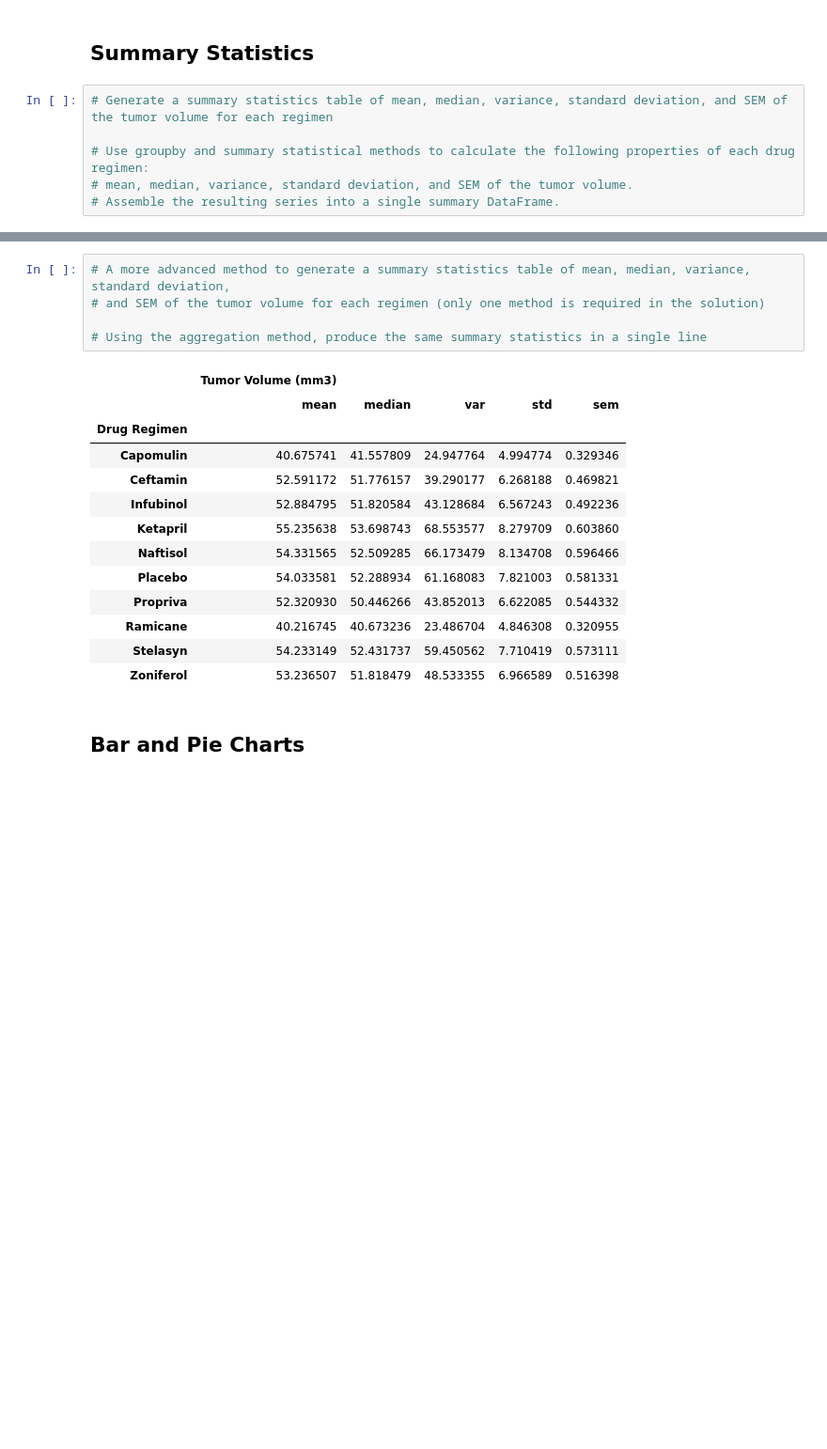
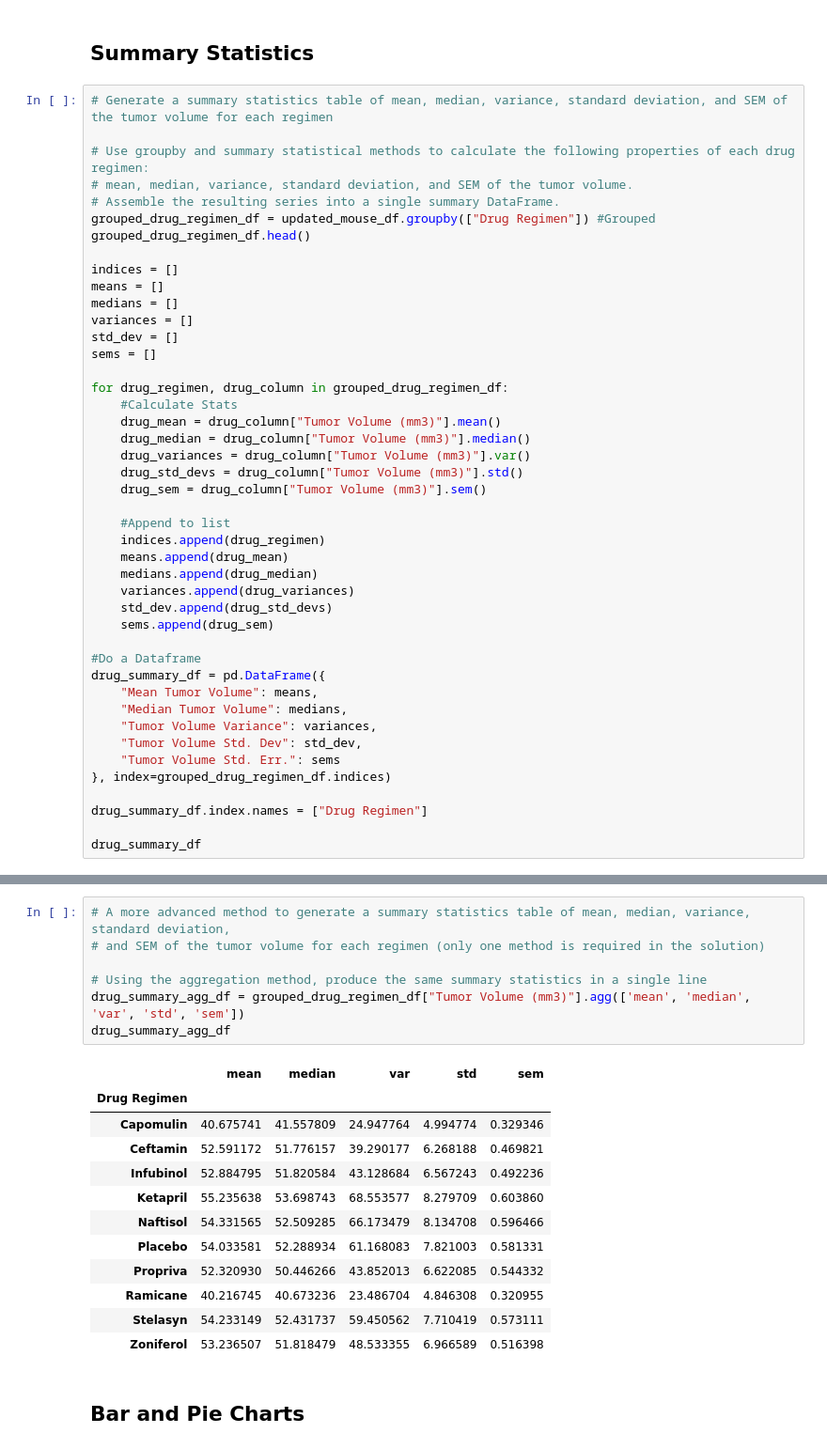
Before and after one commit to fincherc/fincherc-pymaceuticals, a Jupyter notebook: Pymaceuticals/fincherc_pymaceuticals.ipynb, the cells around one changed output, grey strips where cells are left out. Shown at 94% size. Cells and saved outputs as stored; diff of their text form; blank space fills up the shorter version.

Commit message:
work done for the summary; sources

```diff
--- a/Pymaceuticals/fincherc_pymaceuticals.ipynb
+++ b/Pymaceuticals/fincherc_pymaceuticals.ipynb
@@ -78,4 +78,42 @@ updated_mouse_df["Mouse ID"].value_counts().size
 # Use groupby and summary statistical methods to calculate the following properties of each drug regimen:
 # mean, median, variance, standard deviation, and SEM of the tumor volume.
 # Assemble the resulting series into a single summary DataFrame.
+grouped_drug_regimen_df = updated_mouse_df.groupby(["Drug Regimen"]) #Grouped
+grouped_drug_regimen_df.head()
+
+indices = []
+means = []
+medians = []
+variances = []
+std_dev = []
+sems = []
+
+for drug_regimen, drug_column in grouped_drug_regimen_df:
+    #Calculate Stats
+    drug_mean = drug_column["Tumor Volume (mm3)"].mean()
+    drug_median = drug_column["Tumor Volume (mm3)"].median()
+    drug_variances = drug_column["Tumor Volume (mm3)"].var()
+    drug_std_devs = drug_column["Tumor Volume (mm3)"].std()
+    drug_sem = drug_column["Tumor Volume (mm3)"].sem()
+
+    #Append to list
+    indices.append(drug_regimen)
+    means.append(drug_mean)
+    medians.append(drug_median)
+    variances.append(drug_variances)
+    std_dev.append(drug_std_devs)
+    sems.append(drug_sem)
+
+#Do a Dataframe
+drug_summary_df = pd.DataFrame({
+    "Mean Tumor Volume": means,
+    "Median Tumor Volume": medians,
+    "Tumor Volume Variance": variances,
+    "Tumor Volume Std. Dev": std_dev,
+    "Tumor Volume Std. Err.": sems
+}, index=grouped_drug_regimen_df.indices)
+
+drug_summary_df.index.names = ["Drug Regimen"]
+
+drug_summary_df
 # %% [output]
@@ -94,10 +132,11 @@ updated_mouse_df["Mouse ID"].value_counts().size
 # %%
 # A more advanced method to generate a summary statistics table of mean, median, variance, standard deviation,
 # and SEM of the tumor volume for each regimen (only one method is required in the solution)
 
 # Using the aggregation method, produce the same summary statistics in a single line
+drug_summary_agg_df = grouped_drug_regimen_df["Tumor Volume (mm3)"].agg(['mean', 'median', 'var', 'std', 'sem'])
+drug_summary_agg_df
 # %% [output]
-|  | Tumor Volume (mm3) |  |  |  |  |
 |  | mean | median | var | std | sem |
 | Drug Regimen |  |  |  |  |  |
 | Capomulin | 40.675741 | 41.557809 | 24.947764 | 4.994774 | 0.329346 |
```
Also changed, not shown: parts of 1 cell of this notebook, 1 other file.
